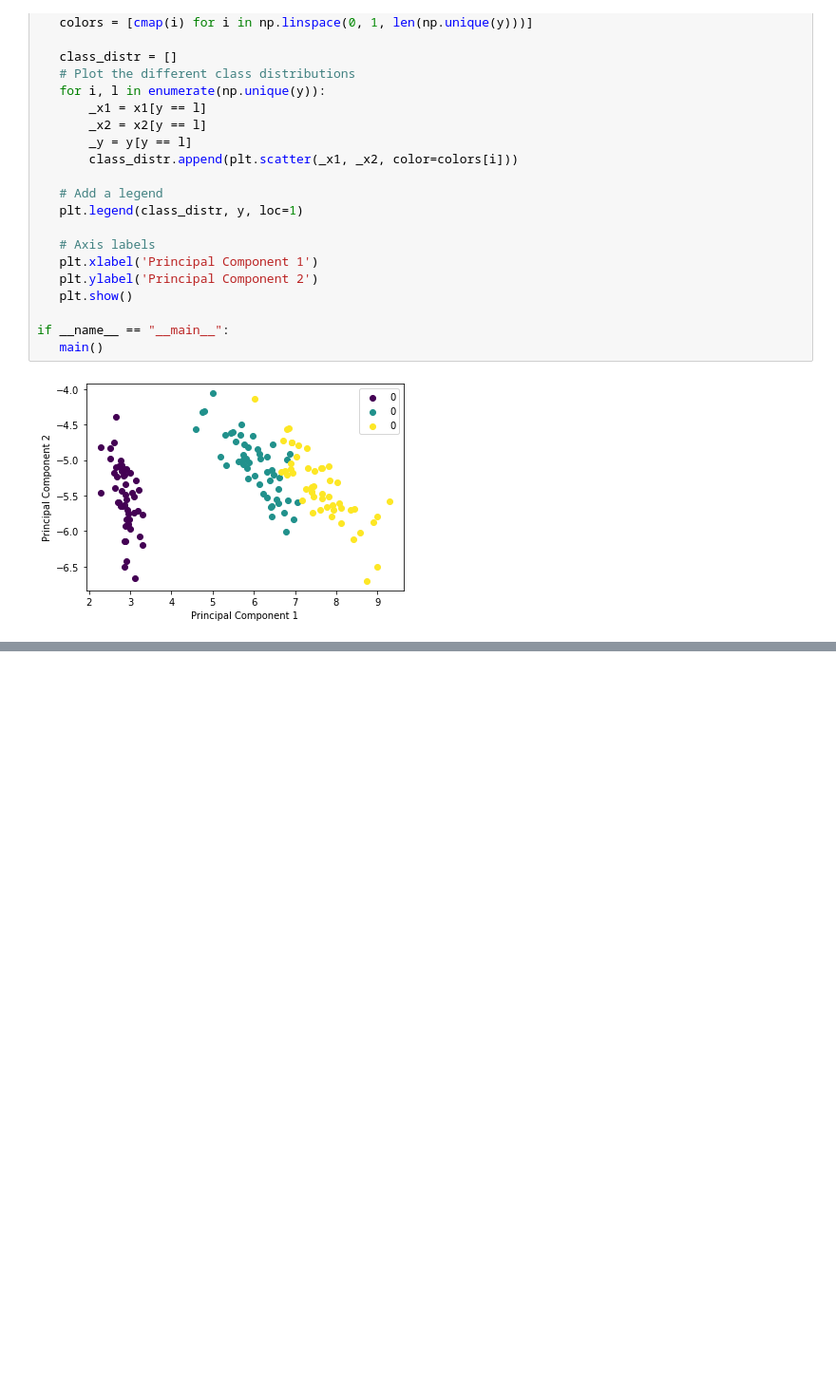
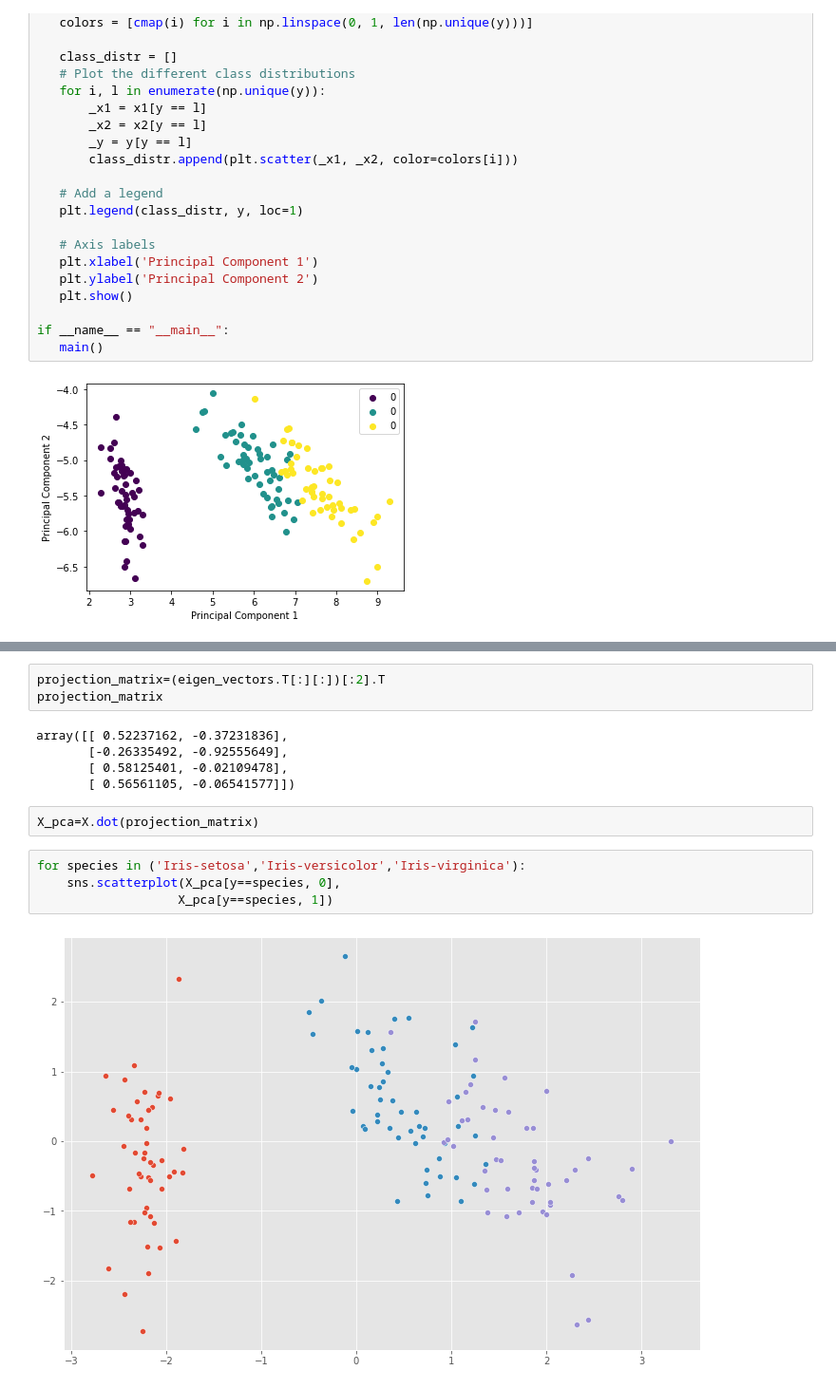
Before and after one commit to funkgeek/machine_learning_python, a Jupyter notebook: Advanced_Practice/Dimensionality_Reduction/PCA.ipynb, the cells around one changed output, grey strips where cells are left out. Shown: that part at 95% size. Saved outputs shown, nothing was run; the diff lists cells and outputs as text; blank space fills up the shorter version.

```diff
--- a/Advanced_Practice/Dimensionality_Reduction/PCA.ipynb
+++ b/Advanced_Practice/Dimensionality_Reduction/PCA.ipynb
@@ -141,0 +269,16 @@ if __name__ == "__main__":
+# %%
+projection_matrix=(eigen_vectors.T[:][:])[:2].T
+projection_matrix
+# %% [output]
+array([[ 0.52237162, -0.37231836],
+       [-0.26335492, -0.92555649],
+       [ 0.58125401, -0.02109478],
+       [ 0.56561105, -0.06541577]])
+# %%
+X_pca=X.dot(projection_matrix)
+# %%
+for species in ('Iris-setosa','Iris-versicolor','Iris-virginica'):
+    sns.scatterplot(X_pca[y==species, 0],
+                   X_pca[y==species, 1])
+# %% [output]
+[figure, added]
```
Also changed, not shown: parts of 19 cells of this notebook.
